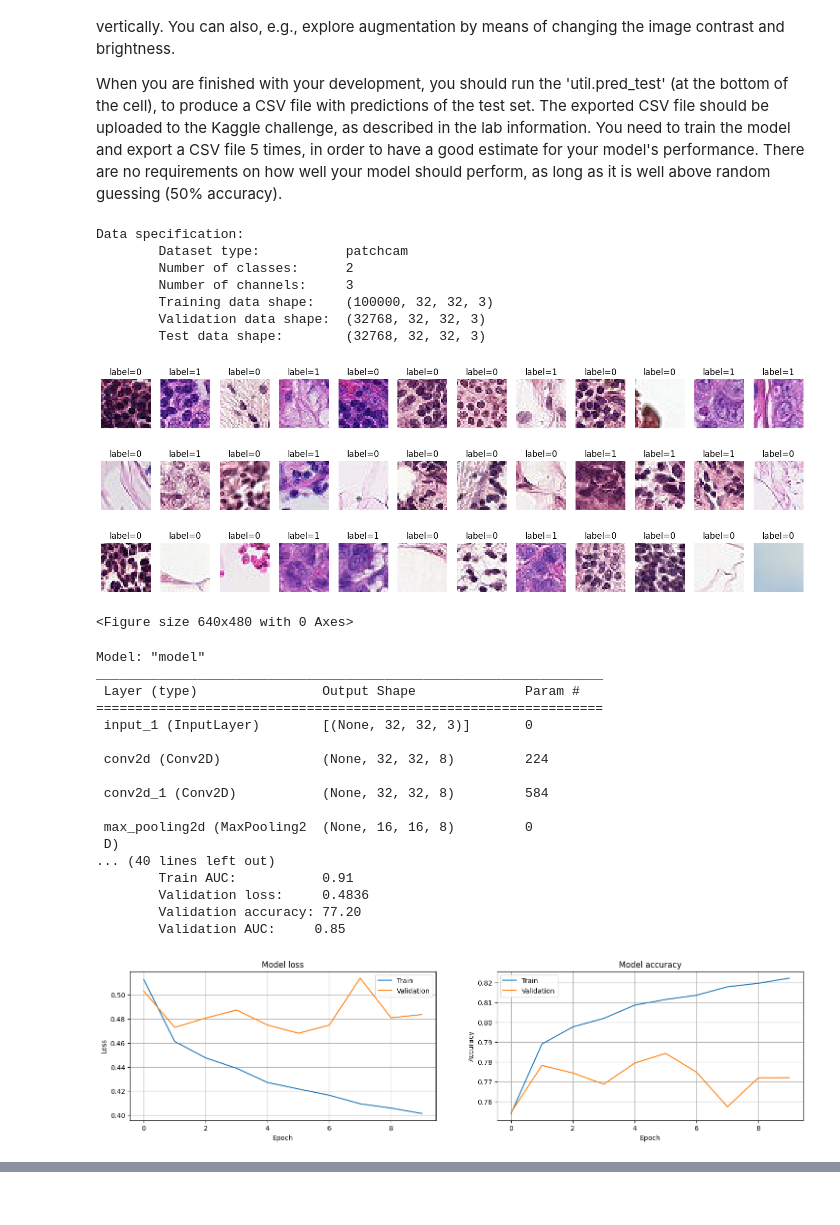
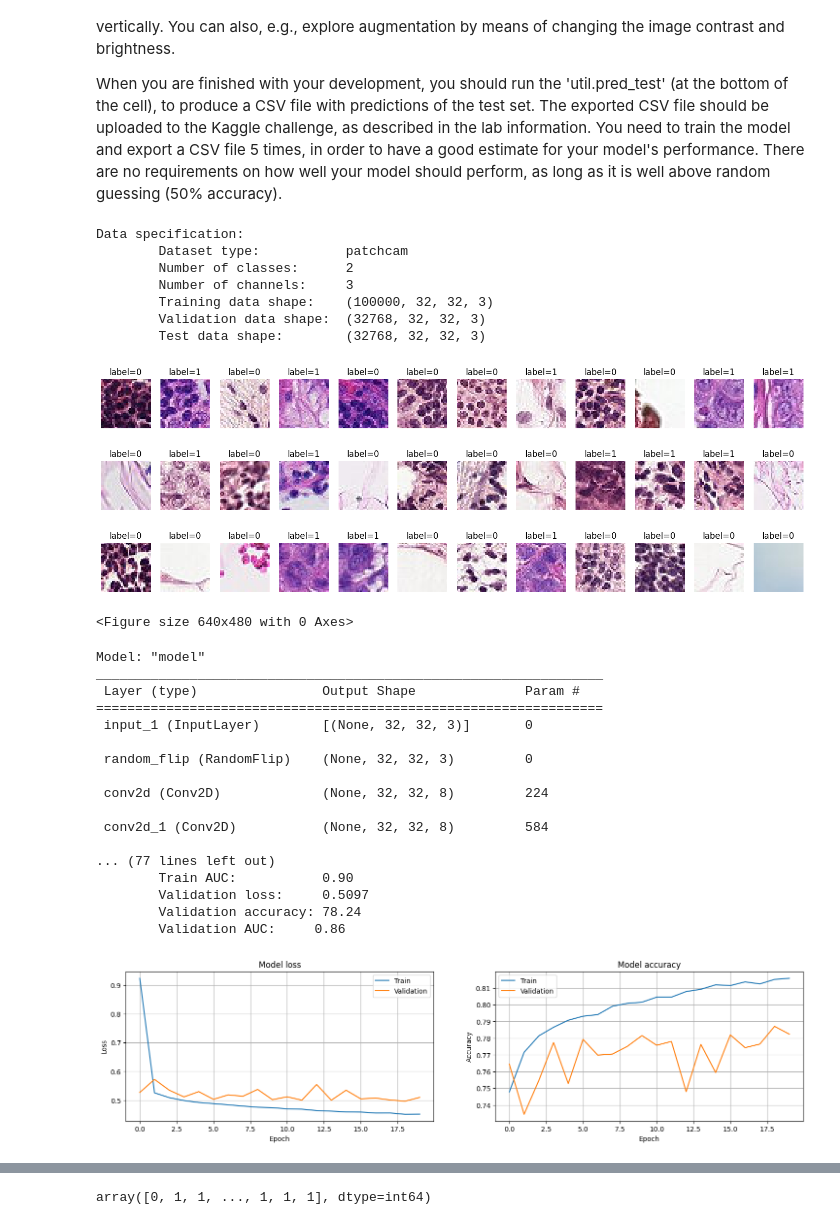
Before and after one commit to gabce093/TNM112_labs, a Jupyter notebook: TNM112_lab2/lab02.ipynb, the cells around one changed output, grey strips where cells are left out. Saved outputs shown, nothing was run; the diff lists cells and outputs as text; code cells hidden in the pictures.

```diff
--- a/TNM112_lab2/lab02.ipynb
+++ b/TNM112_lab2/lab02.ipynb
@@ -399,6 +332,7 @@ When you are finished with your development, you should run the 'util.pred_test'
 # %%
 from tensorflow import keras
 from tensorflow.keras import layers
+from tensorflow.keras import regularizers
 import util
 import data_generator
 
@@ -409,7 +343,7 @@ def conv_block(x, N, channels, kernel_size, activation, padding='same'):
     return layers.MaxPooling2D(pool_size=(2, 2))(x)
 
 
-epochs = 10
+epochs = 20
 batch_size = 128
 
 # Load the PatchCamyleon dataset
@@ -423,54 +357,71 @@ data.plot()
 
 keras.backend.clear_session()
 
-# TODO: Build your network here
-x       = layers.Input(shape=data.x_train.shape[1:])
-conv1   = conv_block(x, N=2, channels=8, kernel_size=(3,3), activation='relu', padding='same')
-conv2   = conv_block(conv1, N=2, channels=16, kernel_size=(3,3), activation='relu', padding='same')
-flat1   = layers.Flatten()(conv2)
-y       = layers.Dense(data.K, activation='softmax')(flat1)
+x = layers.Input(shape=data.x_train.shape[1:])
+aug_flip = layers.RandomFlip(mode="horizontal_and_vertical")(x)
+conv1 = conv_block(aug_flip, N=2, channels=8, kernel_size=(3, 3), activation='relu', padding='same')
+pool1 = layers.MaxPooling2D()(conv1)
+conv2 = conv_block(pool1, N=2, channels=16, kernel_size=(3, 3), activation='relu', padding='same')
+
+flat1 = layers.Flatten()(conv2)
+
+dense1 = layers.Dense(512, kernel_regularizer=regularizers.L1L2(0.0002, 0.001),  activation='relu')(flat1)
+#norm1 = layers.BatchNormalization()(dense1)
+
+dense2 = layers.Dense(512, kernel_regularizer=regularizers.L1L2(0.0002, 0.001), activation='relu')(dense1)
+drop2 = layers.Dropout(0.02)(dense2)
+#norm2 = layers.BatchNormalization()(drop2)
+
+dense3 = layers.Dense(512, kernel_regularizer=regularizers.L1L2(0.0002, 0.001),  activation='relu')(drop2)
+#norm3 = layers.BatchNormalization()(dense3)
+drop3 = layers.Dropout(0.02)(dense3)
+
+dense4 = layers.Dense(512, kernel_regularizer=regularizers.L1L2(0.0002, 0.001),  activation='relu')(drop3)
+
+y = layers.Dense(data.K, activation='softmax')(dense4)
+
 
 model = keras.models.Model(inputs=x, outputs=y)
 model.summary()
 
-opt = keras.optimizers.Adam()
+opt = keras.optimizers.Adam(weight_decay=0.05)
 model.compile(loss='categorical_crossentropy', optimizer=opt, metrics=['accuracy','AUC'])
 log = model.fit(data.x_train, data.y_train_oh, batch_size=batch_size, epochs=epochs,
                 validation_data=(data.x_valid, data.y_valid_oh), validation_freq=1,
                 verbose=True)
 
 util.evaluate(model, data)
 util.plot_training(log)
 
 # TODO: When you have finished your model development, you should
 # run inference on the test set and export a CSV file that can be
 # uploaded to Kaggle
-#util.pred_test(model, data, name='your_submission.csv')
+util.pred_test(model, data, name='1.csv')
 # %% [output]
 Data specification:
         Dataset type:           patchcam
         Number of classes:      2
         Number of channels:     3
         Training data shape:    (100000, 32, 32, 3)
         Validation data shape:  (32768, 32, 32, 3)
         Test data shape:        (32768, 32, 32, 3)
 [figure]
 <Figure size 640x480 with 0 Axes>
 Model: "model"
 _________________________________________________________________
  Layer (type)                Output Shape              Param #
 =================================================================
  input_1 (InputLayer)        [(None, 32, 32, 3)]       0
 
+ random_flip (RandomFlip)    (None, 32, 32, 3)         0
+
  conv2d (Conv2D)             (None, 32, 32, 8)         224
 
  conv2d_1 (Conv2D)           (None, 32, 32, 8)         584
 
- max_pooling2d (MaxPooling2  (None, 16, 16, 8)         0
- D)
-... (40 lines left out)
-        Train AUC:           0.91
-        Validation loss:     0.4836
-        Validation accuracy: 77.20
-        Validation AUC:     0.85
+... (77 lines left out)
+        Train AUC:           0.90
+        Validation loss:     0.5097
+        Validation accuracy: 78.24
+        Validation AUC:     0.86
-[figure, old version]
+[figure, new version]
@@ -476,0 +430 @@ _________________________________________________________________
+array([0, 1, 1, ..., 1, 1, 1], dtype=int64)
```
Also changed, not shown: parts of 7 cells of this notebook, 8 other files.
